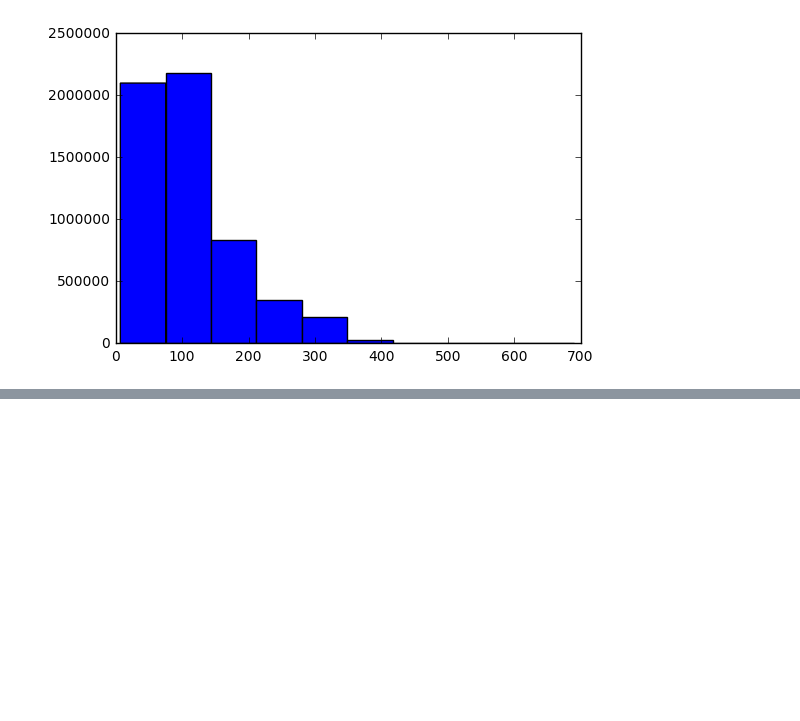
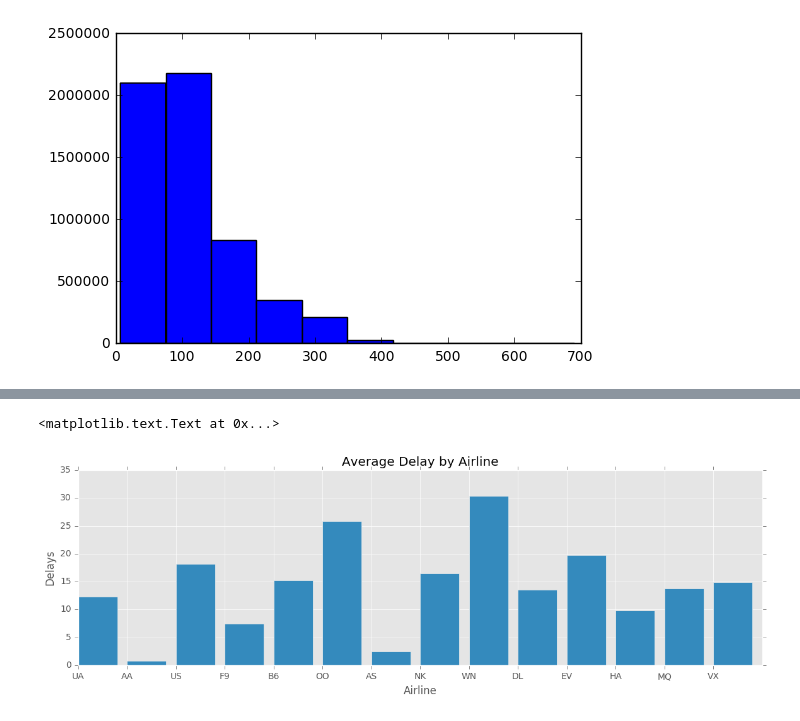
Before and after one commit to VandyApps/datascience-2018-19, a Jupyter notebook: Tutorial.ipynb, the cells around one changed output, grey strips where cells are left out. Cells and saved outputs as stored; diff of their text form; code cells hidden in the pictures; blank space fills up the shorter version.

```diff
--- a/Tutorial.ipynb
+++ b/Tutorial.ipynb
@@ -100,0 +145,3 @@ The next piece of code is pretty nutty:
+# %%
+avg_delay_airline = pd.DataFrame(flights.groupby('AIRLINE').mean(), columns=['DEPARTURE_DELAY', 'ARRIVAL_DELAY', 'TOTAL_DELAY']) #average delay per airline
+avg_delay_airline.sort_values(by=['TOTAL_DELAY'], ascending=False).head(10)
@@ -118,0 +200,12 @@ plt.hist(flights['AIR_TIME'].dropna())
+# %%
+bins = np.arange(airlines.shape[0])
+
+plt.figure(figsize=(14,4))
+plt.bar(bins, avg_delay_airline['TOTAL_DELAY'].values)
+plt.xlabel('Airline')
+plt.xticks(bins, airlines['IATA_CODE'])
+plt.ylabel('Delays')
+plt.title('Average Delay by Airline')
+# %% [output]
+<matplotlib.text.Text at 0x...>
+[figure, added]
```
Also changed, not shown: parts of 10 cells of this notebook.
